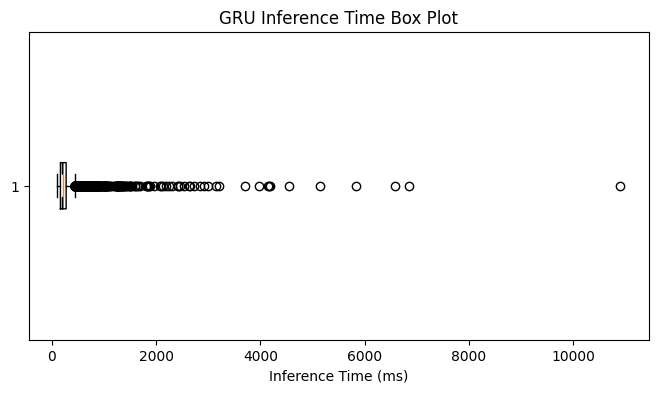
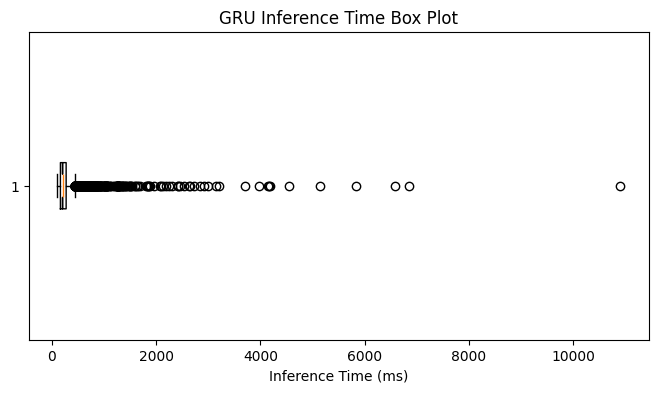
Unified diff of the notebook cell whose output changed from the first chart to the second:
--- before
+++ after
@@ -1,4 +1,4 @@
 plt.figure(figsize=(8, 4))
-plt.boxplot(df['inference_time_ms'], notch=True, vert=False)
+plt.boxplot(df_eval['inference_time_ms'], notch=True, vert=False)
 plt.title("GRU Inference Time Box Plot")
 plt.xlabel("Inference Time (ms)")

Commit: added cluster visualizer